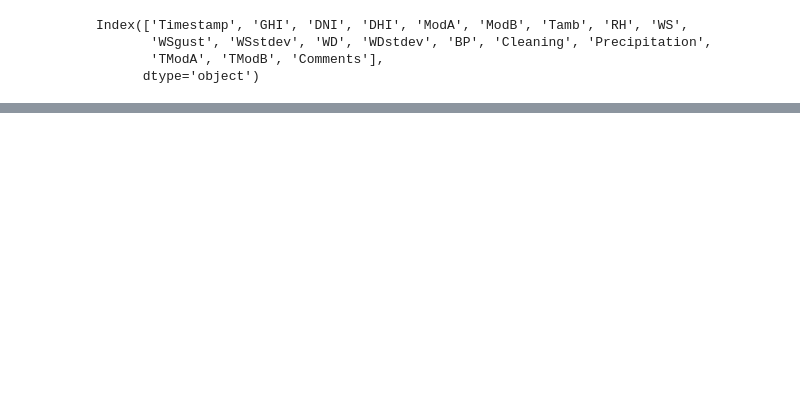
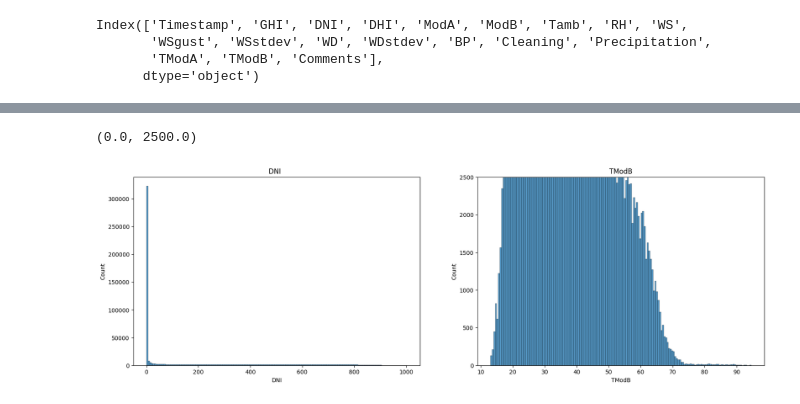
Before and after one commit to bef898/NewRepo, a Jupyter notebook: notebooks/EDA.ipynb, the cells around one changed output, grey strips where cells are left out. Saved outputs shown, nothing was run; the diff lists cells and outputs as text; code cells hidden in the pictures; blank space fills up the shorter version.

```diff
--- a/notebooks/EDA.ipynb
+++ b/notebooks/EDA.ipynb
@@ -40,0 +125,10 @@ Index(['Timestamp', 'GHI', 'DNI', 'DHI', 'ModA', 'ModB', 'Tamb', 'RH', 'WS',
+# %%
+fig, ax=plt.subplots(1,2, figsize=(20, 6))
+sns.histplot(data['DNI'], ax=ax[0])
+ax[0].set_title("DNI  ")
+sns.histplot(data['TModB'], ax=ax[1])
+ax[1].set_title("TModB")
+plt.ylim(0, 2500)
+# %% [output]
+(0.0, 2500.0)
+[figure, added]
```
Also changed, not shown: parts of 6 cells of this notebook.
